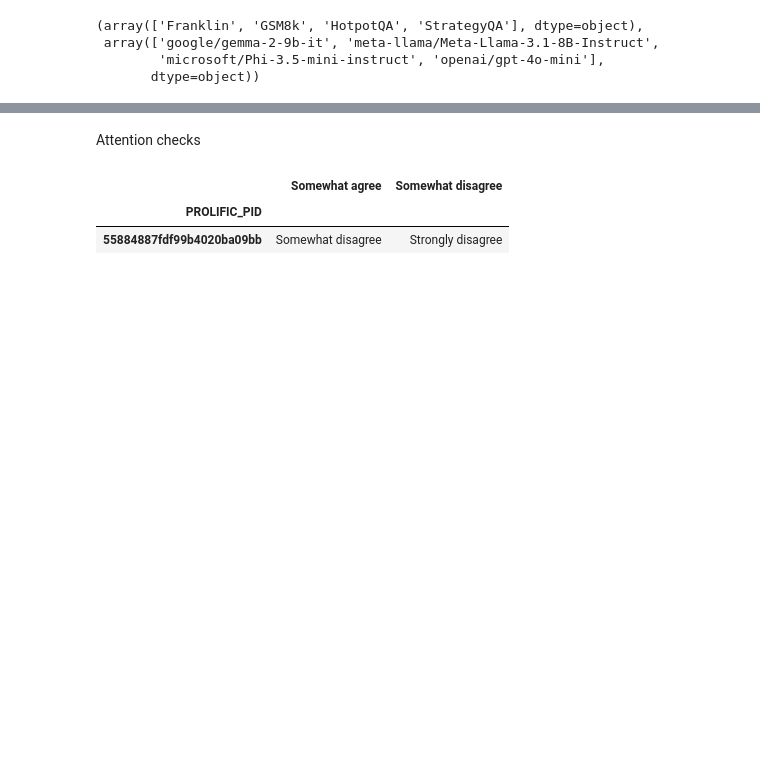
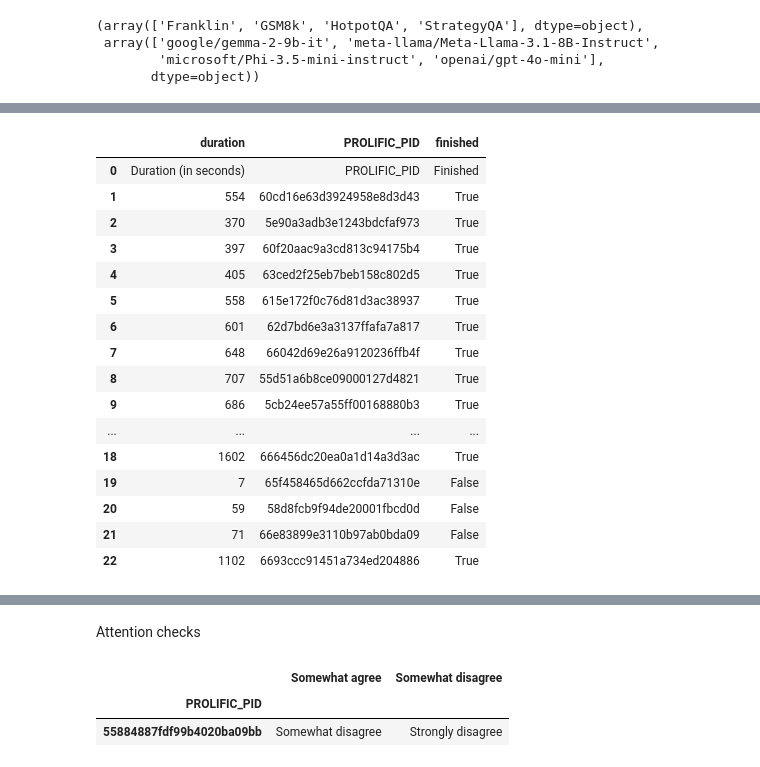
Before and after one commit to njf0/frank-llm, a Jupyter notebook: mini-project/studies/ask/results/results-2.ipynb, the cells around one changed output, grey strips where cells are left out. Drawn from its saved outputs; the diff is of its cells as text; code cells hidden in the pictures; blank space fills up the shorter version.

```diff
--- a/mini-project/studies/ask/results/results-2.ipynb
+++ b/mini-project/studies/ask/results/results-2.ipynb
@@ -83,6 +83,26 @@ questions.head()
 | 2 | dd5b27fd-4de8-42b6-b068-9e9f4c80e1ee | False | Franklin | google/gemma-2-9b-it | Which country in Eastern Asia had... | Here's how to find the answer:\n\... | <p><em>Which country in Eastern A... |
 | 3 | f7f44e54-e848-4e48-a6d7-e1fa552754d4 | False | Franklin | google/gemma-2-9b-it | For the country in Micronesia tha... | I cannot answer this question. \n... | <p><em>For the country in Microne... |
 | 4 | da574fdf-3fc9-4191-a373-b015b3584e8b | False | Franklin | google/gemma-2-9b-it | Which country will have the highe... | Here's how to approach this quest... | <p><em>Which country will have th... |
+# %%
+df[['duration', 'PROLIFIC_PID', 'finished']]
+# %% [output]
+|  | duration | PROLIFIC_PID | finished |
+| 0 | Duration (in seconds) | PROLIFIC_PID | Finished |
+| 1 | 554 | 60cd16e63d3924958e8d3d43 | True |
+| 2 | 370 | 5e90a3adb3e1243bdcfaf973 | True |
+| 3 | 397 | 60f20aac9a3cd813c94175b4 | True |
+| 4 | 405 | 63ced2f25eb7beb158c802d5 | True |
+| 5 | 558 | 615e172f0c76d81d3ac38937 | True |
+| 6 | 601 | 62d7bd6e3a3137ffafa7a817 | True |
+| 7 | 648 | 66042d69e26a9120236ffb4f | True |
+| 8 | 707 | 55d51a6b8ce09000127d4821 | True |
+| 9 | 686 | 5cb24ee57a55ff00168880b3 | True |
+| ... | ... | ... | ... |
+| 18 | 1602 | 666456dc20ea0a1d14a3d3ac | True |
+| 19 | 7 | 65f458465d662ccfda71310e | False |
+| 20 | 59 | 58d8fcb9f94de20001fbcd0d | False |
+| 21 | 71 | 66e83899e3110b97ab0bda09 | False |
+| 22 | 1102 | 6693ccc91451a734ed204886 | True |
 # %%
 # set column name to item in row 0
 df.columns = df.iloc[0]
```
Also changed, not shown: parts of 4 cells of this notebook, 4 other files.
